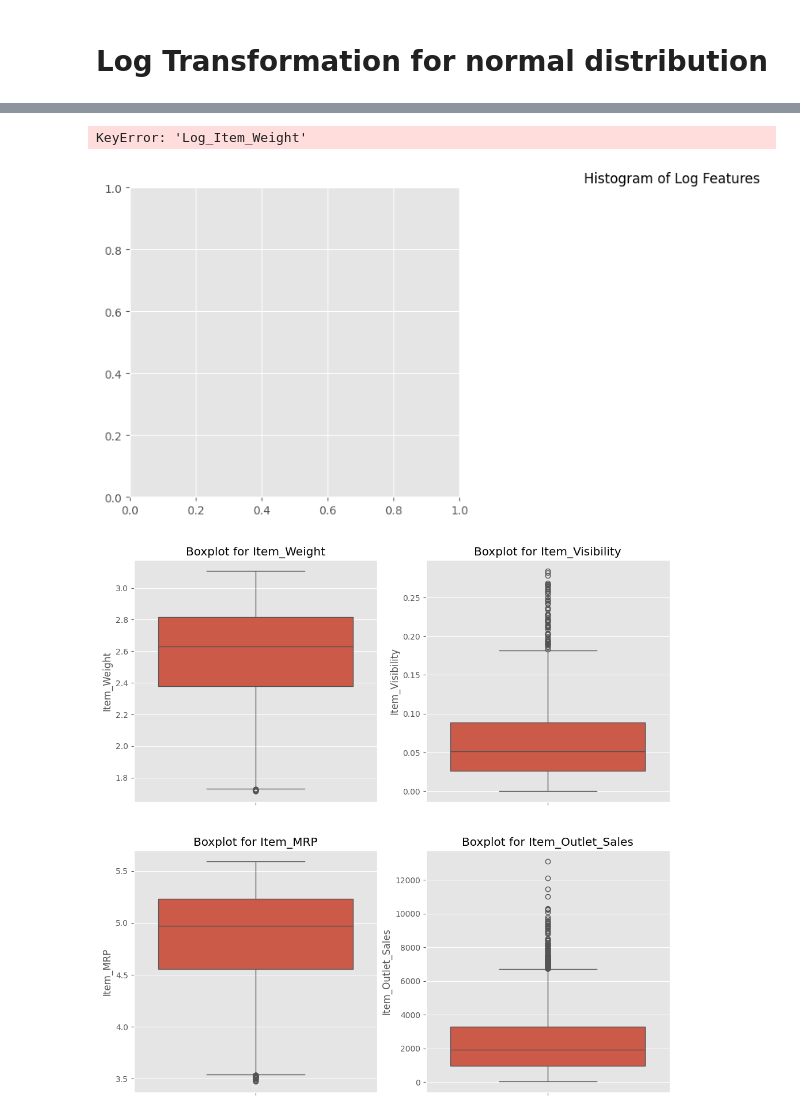
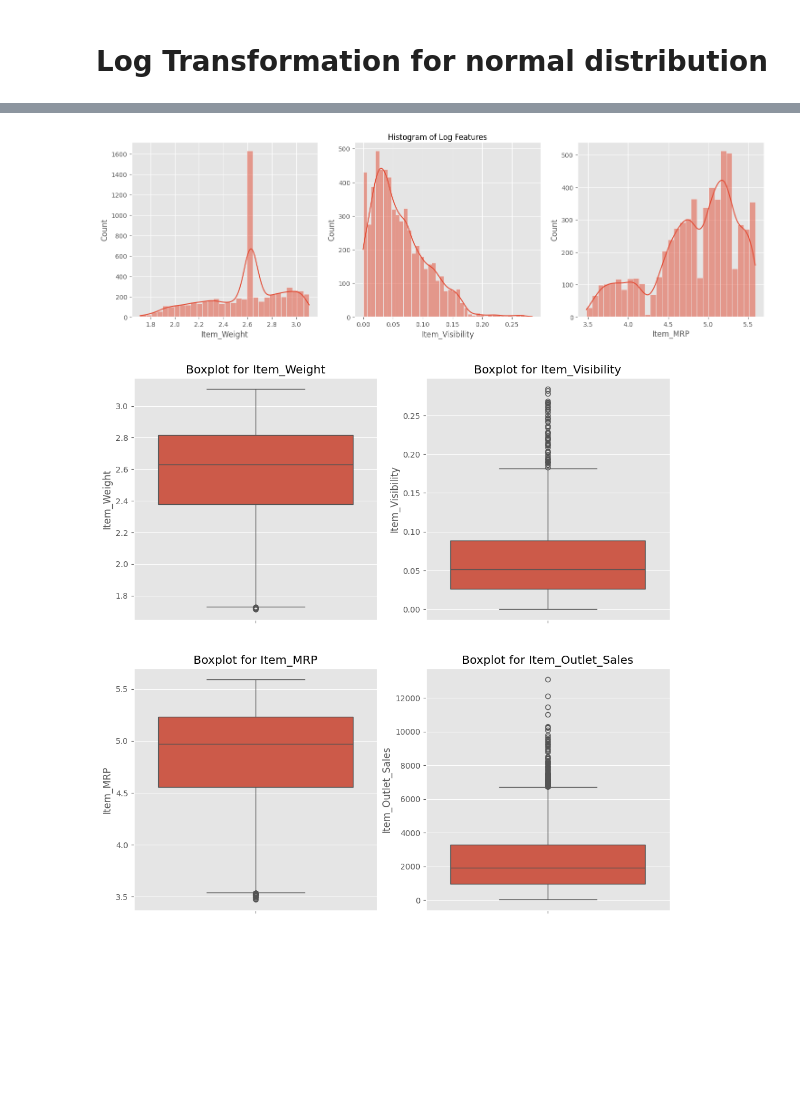
Before and after one commit to octavaridum/Bigmart_Sales_Prediction, a Jupyter notebook: Sales_Prediction.ipynb, the cells around one changed output, grey strips where cells are left out. Saved outputs shown, nothing was run; the diff lists cells and outputs as text; code cells hidden in the pictures; blank space fills up the shorter version.

```diff
--- a/Sales_Prediction.ipynb
+++ b/Sales_Prediction.ipynb
@@ -209,16 +209,15 @@ sales.head()
 | 4 | 2.295560 | 0 | 0.000000 | Household | 4.004810 | 1987-01-01 | ... |
 | 5 | 2.433175 | 1 | 0.000000 | Baking Goods | 3.958922 | 2009-01-01 | ... |
 # %%
-log_features = ["Log_Item_Weight", "Log_Item_Visibility", "Log_Item_MRP"]
+log_features = ["Item_Weight", "Item_Visibility", "Item_MRP"]
 plt.figure(figsize=(18,5))
 plt.suptitle("Histogram of Log Features", y = 0.92)
 for i in enumerate(log_features):
     plt.subplot(1,3, i[0]+1)
     ax = sns.histplot(sales[i[1]], kde=True)
 plt.show()
 # %% [output]
-KeyError: 'Log_Item_Weight'
-[figure, old version]
+[figure, new version]
 # %%
 # Checking for outliers
 numeric_features = ["Item_Weight", "Item_Visibility", "Item_MRP", "Item_Outlet_Sales"]
```
